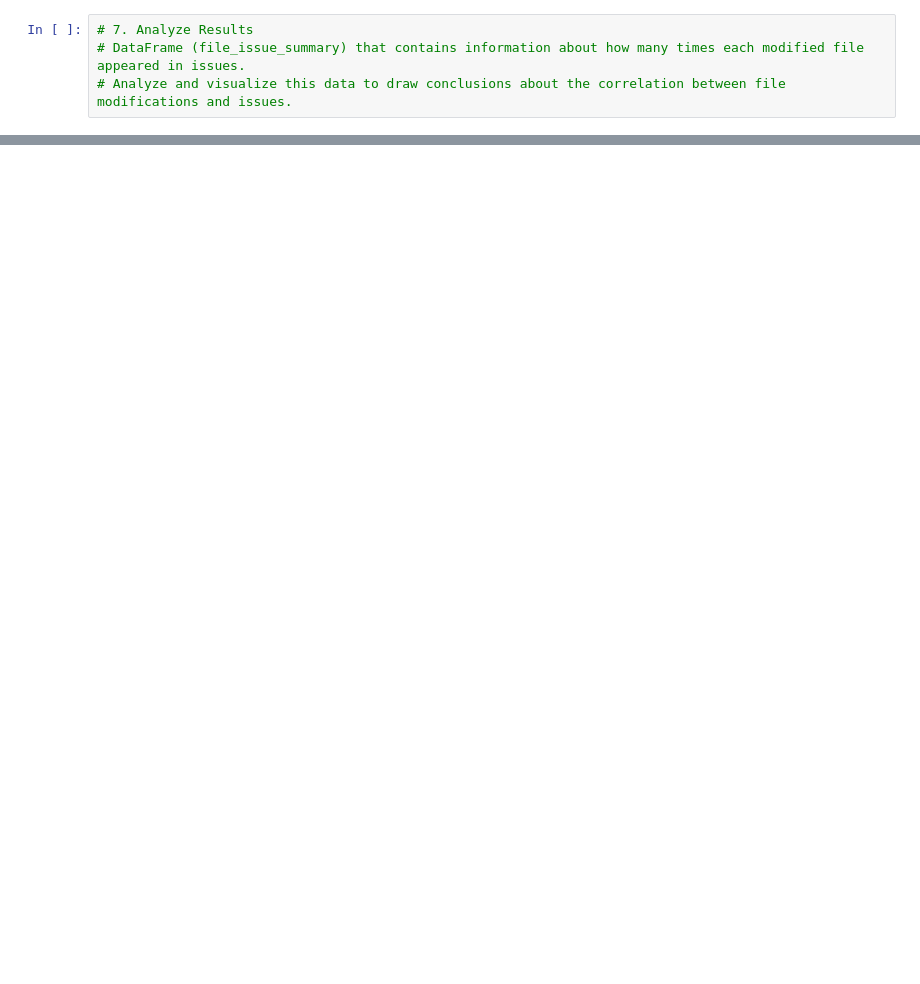
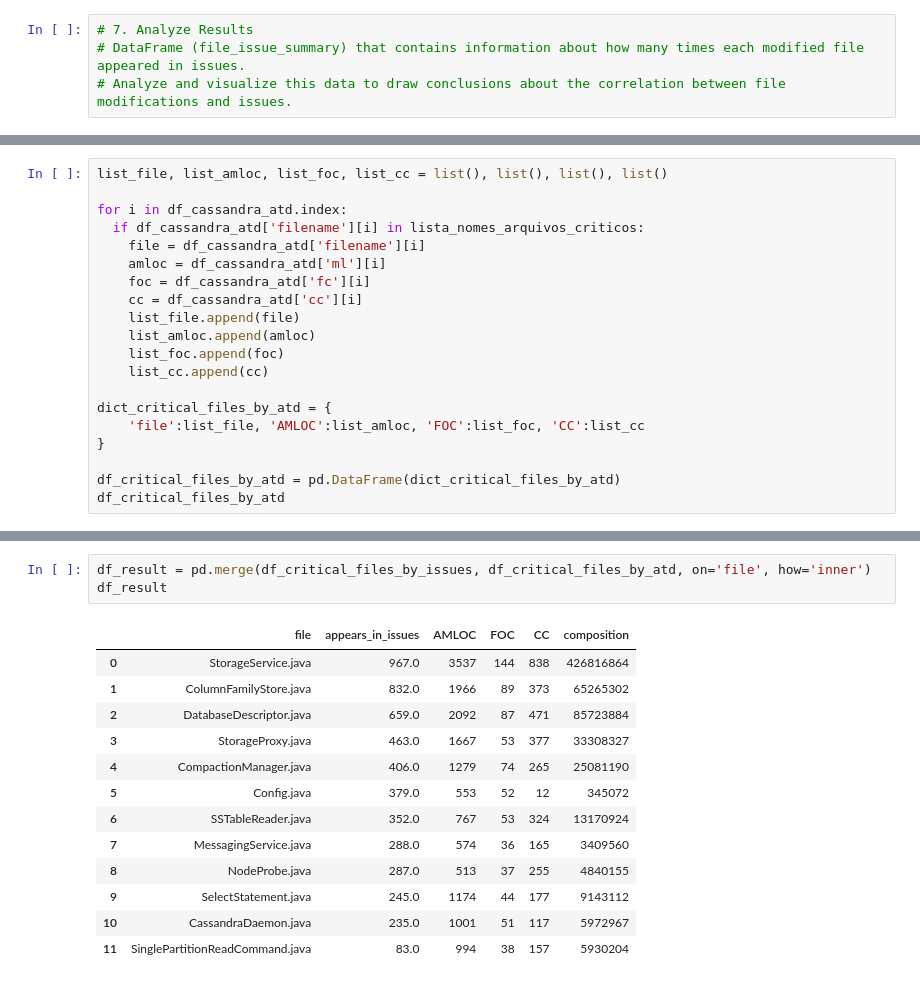
Before and after one commit to armandossrecife/piloto, a Jupyter notebook: teste_correlacao_issue_tracker.ipynb, the cells around one changed output, grey strips where cells are left out. Cells and saved outputs as stored; diff of their text form; blank space fills up the shorter version.

```diff
--- a/teste_correlacao_issue_tracker.ipynb
+++ b/teste_correlacao_issue_tracker.ipynb
@@ -680,0 +806,20 @@ file_issue_summary.sort_values(by='TimesAppearedInIssues', ascending=False).head
+# %%
+list_file, list_amloc, list_foc, list_cc = list(), list(), list(), list()
+
+for i in df_cassandra_atd.index:
+  if df_cassandra_atd['filename'][i] in lista_nomes_arquivos_criticos:
+    file = df_cassandra_atd['filename'][i]
+    amloc = df_cassandra_atd['ml'][i]
+    foc = df_cassandra_atd['fc'][i]
+    cc = df_cassandra_atd['cc'][i]
+    list_file.append(file)
+    list_amloc.append(amloc)
+    list_foc.append(foc)
+    list_cc.append(cc)
+
+dict_critical_files_by_atd = {
+    'file':list_file, 'AMLOC':list_amloc, 'FOC':list_foc, 'CC':list_cc
+}
+
+df_critical_files_by_atd = pd.DataFrame(dict_critical_files_by_atd)
+df_critical_files_by_atd
@@ -680,0 +946,17 @@ file_issue_summary.sort_values(by='TimesAppearedInIssues', ascending=False).head
+# %%
+df_result = pd.merge(df_critical_files_by_issues, df_critical_files_by_atd, on='file', how='inner')
+df_result
+# %% [output]
+|  | file | appears_in_issues | AMLOC | FOC | CC | composition |
+| 0 | StorageService.java | 967.0 | 3537 | 144 | 838 | 426816864 |
+| 1 | ColumnFamilyStore.java | 832.0 | 1966 | 89 | 373 | 65265302 |
+| 2 | DatabaseDescriptor.java | 659.0 | 2092 | 87 | 471 | 85723884 |
+| 3 | StorageProxy.java | 463.0 | 1667 | 53 | 377 | 33308327 |
+| 4 | CompactionManager.java | 406.0 | 1279 | 74 | 265 | 25081190 |
+| 5 | Config.java | 379.0 | 553 | 52 | 12 | 345072 |
+| 6 | SSTableReader.java | 352.0 | 767 | 53 | 324 | 13170924 |
+| 7 | MessagingService.java | 288.0 | 574 | 36 | 165 | 3409560 |
+| 8 | NodeProbe.java | 287.0 | 513 | 37 | 255 | 4840155 |
+| 9 | SelectStatement.java | 245.0 | 1174 | 44 | 177 | 9143112 |
+| 10 | CassandraDaemon.java | 235.0 | 1001 | 51 | 117 | 5972967 |
+| 11 | SinglePartitionReadCommand.java | 83.0 | 994 | 38 | 157 | 5930204 |
```
Also changed, not shown: parts of 27 cells of this notebook.
